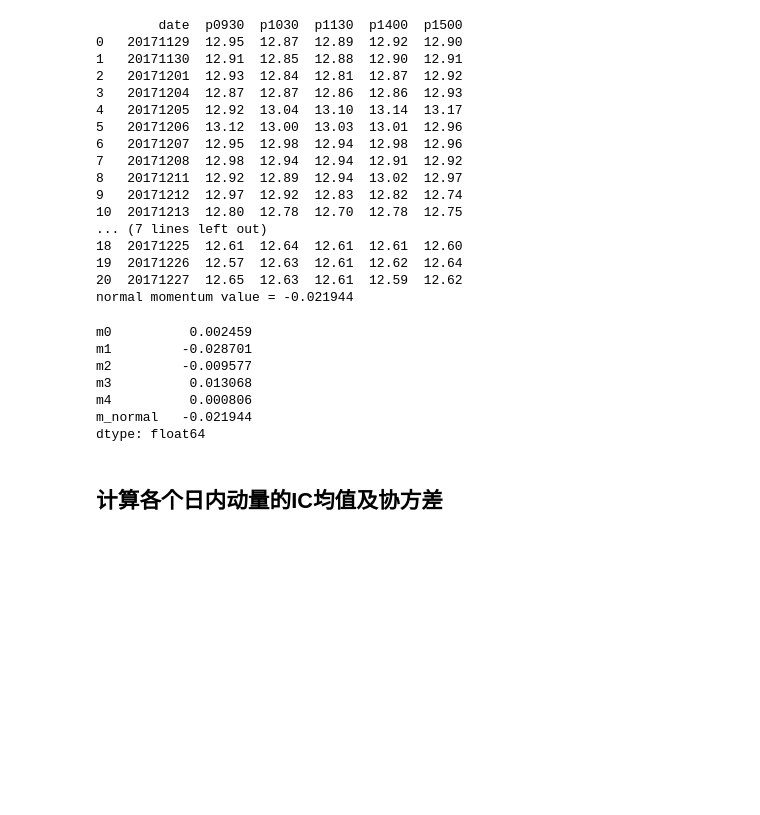
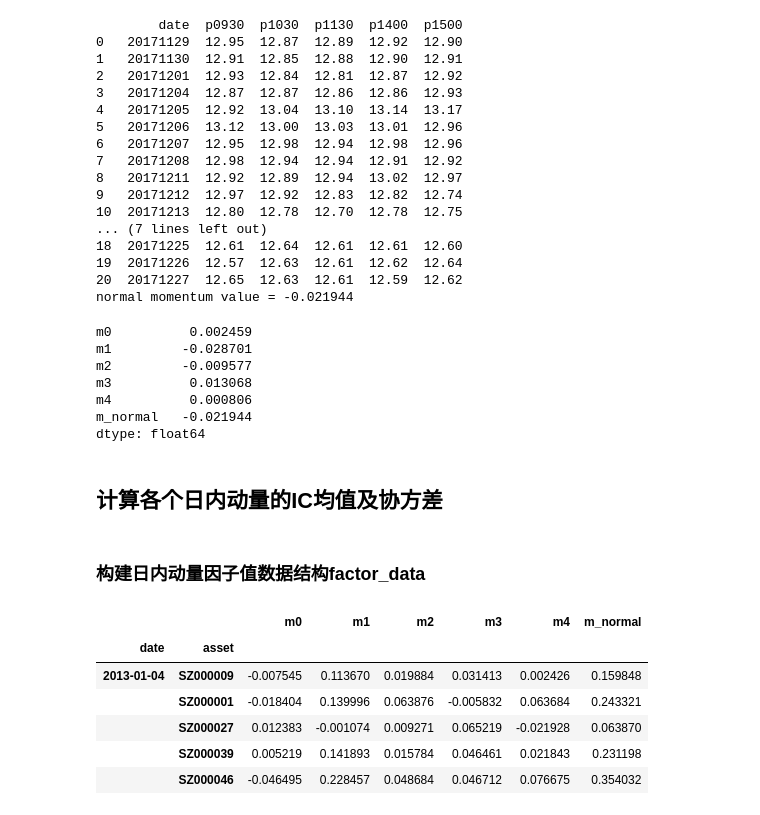
Before and after one commit to rafs/MultiFactor, a Jupyter notebook: src/factors/IntradayMomentum.ipynb, the cells around one changed output. Cells and saved outputs as stored; diff of their text form; code cells hidden in the pictures; blank space fills up the shorter version.

```diff
--- a/src/factors/IntradayMomentum.ipynb
+++ b/src/factors/IntradayMomentum.ipynb
@@ -108,0 +231,37 @@ dtype: float64
+# %% [markdown]
+### 构建日内动量因子值数据结构factor_data
+# %%
+start_date = '2012-12-31'
+end_date = '2017-11-30'
+# 取得开始、结束日期之间的交易日序列
+trading_days = get_trading_days(start_date, end_date)
+# 遍历交易日期，如果是月末，则读取日内动量因子载荷
+factor_data = DataFrame()
+for trading_day in trading_days:
+    if is_month_end(trading_day):
+        factor_data_path = '/Volumes/DB/FactorDB/Momentum/IntradayMomentum/IntradayMomentum_%s.csv' % trading_day.strftime('%Y%m%d')
+        factor_data = factor_data.append(pd.read_csv(factor_data_path,
+                                                     parse_dates=[0],
+                                                     names=['date', 'asset', 'm0', 'm1', 'm2', 'm3', 'm4', 'm_normal'],
+                                                     header=0),
+                                         ignore_index=True)
+# 遍历factor_data，剔除个股在调仓日期没有正常交易（如停牌）的个股
+ind_to_be_deleted = []
+for ind, factor_info in factor_data.iterrows():
+    if not is_normal_traded(factor_info.asset, factor_info.date):
+        ind_to_be_deleted.append(ind)
+factor_data = factor_data.drop(ind_to_be_deleted, axis=0)
+# 保存factor_data数据
+factor_data_path = '/Volumes/DB/FactorDB/Momentum/IntradayMomentum/IntradayMomentum_Factor_Data.csv'
+factor_data.to_csv(factor_data_path, index=False, columns=['date', 'asset', 'm0', 'm1', 'm2', 'm3', 'm4', 'm_normal'])
+# 对factor_data进行层次化索引, level0=date, level1=asset
+factor_data = factor_data.set_index(['date', 'asset'])
+factor_data.head()
+# %% [output]
+|  |  | m0 | m1 | m2 | m3 | m4 | m_normal |
+| date | asset |  |  |  |  |  |  |
+| 2013-01-04 | SZ000009 | -0.007545 | 0.113670 | 0.019884 | 0.031413 | 0.002426 | 0.159848 |
+|  | SZ000001 | -0.018404 | 0.139996 | 0.063876 | -0.005832 | 0.063684 | 0.243321 |
+|  | SZ000027 | 0.012383 | -0.001074 | 0.009271 | 0.065219 | -0.021928 | 0.063870 |
+|  | SZ000039 | 0.005219 | 0.141893 | 0.015784 | 0.046461 | 0.021843 | 0.231198 |
+|  | SZ000046 | -0.046495 | 0.228457 | 0.048684 | 0.046712 | 0.076675 | 0.354032 |
```
Also changed, not shown: parts of 23 cells of this notebook.
